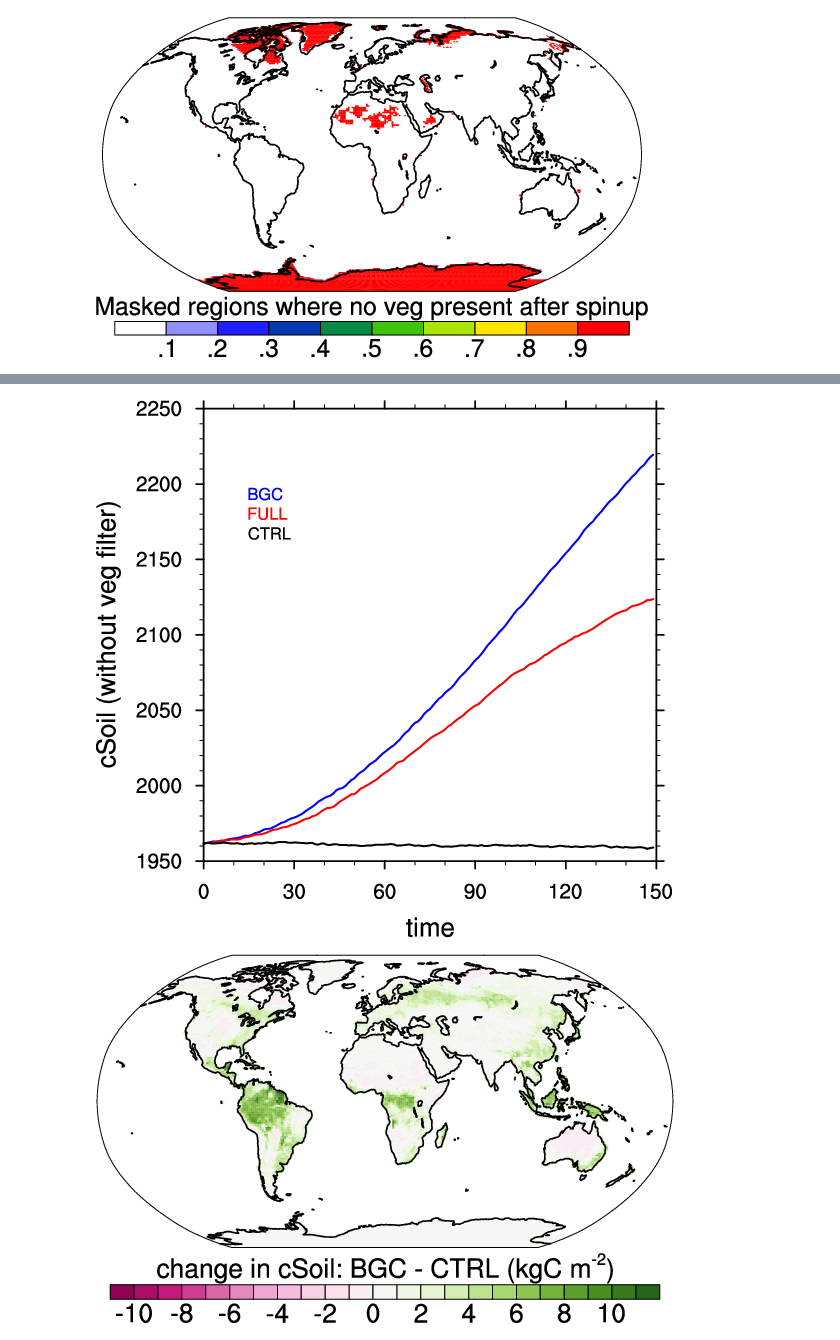
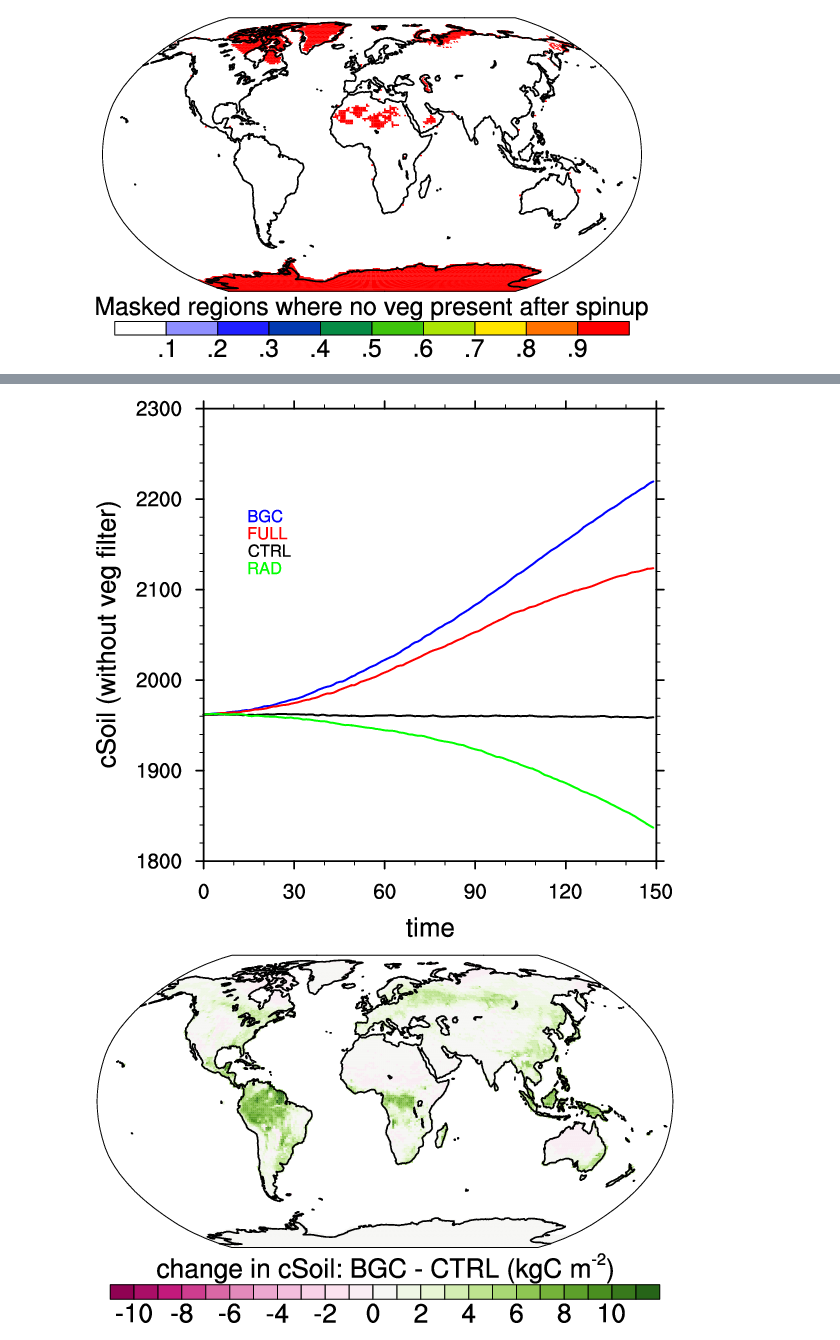
Before and after one commit to ckoven/cesm2_c4mip, a Jupyter notebook: cesm_c4mip.ipynb, the cells around one changed output, grey strips where cells are left out. Cells and saved outputs as stored; diff of their text form; code cells hidden in the pictures.

```diff
--- a/cesm_c4mip.ipynb
+++ b/cesm_c4mip.ipynb
@@ -312,13 +347,14 @@ cannot be safely cast to variable data type
 # %%
 ## plot the trajectory of global soil carbon, without using the vegetation filter
 
 cSoil_bgc_global_annual_nofilter = geog_funcs.area_integrate(cSoil_bgc_annual, lat, lon, area=area_landonly)  / 1e12
 cSoil_ful_global_annual_nofilter = geog_funcs.area_integrate(cSoil_ful_annual, lat, lon, area=area_landonly) / 1e12
 cSoil_ctrl_global_annual_nofilter = geog_funcs.area_integrate(cSoil_ctrl_annual, lat, lon, area=area_landonly) / 1e12
+cSoil_rad_global_annual_nofilter = geog_funcs.area_integrate(cSoil_rad_annual, lat, lon, area=area_landonly) / 1e12
 
-map_funcs.xyplot(np.arange(len(cSoil_ful_global_annual)), np.row_stack((cSoil_bgc_global_annual_nofilter,cSoil_ful_global_annual_nofilter,cSoil_ctrl_global_annual_nofilter[0:150])), file='c4mip_cSoil_global_nofilter', ytitle='cSoil (without veg filter)', xtitle='time', showjupyter=True, colors=['blue','red','black'], labels=['BGC','FULL','CTRL'])
+map_funcs.xyplot(np.arange(len(cSoil_ful_global_annual)), np.row_stack((cSoil_bgc_global_annual_nofilter,cSoil_ful_global_annual_nofilter,cSoil_ctrl_global_annual_nofilter[0:150],cSoil_rad_global_annual_nofilter)), file='c4mip_cSoil_global_nofilter', ytitle='cSoil (without veg filter)', xtitle='time', showjupyter=True, colors=['blue','red','black','green'], labels=['BGC','FULL','CTRL','RAD'])
 # %% [output]
-[figure, old version]
+[figure, new version]
 # %%
 ### make maps of the change in cSoil between (bgc - ctrl) and (ful - bgc)
 
```
Also changed, not shown: parts of 16 cells of this notebook.
